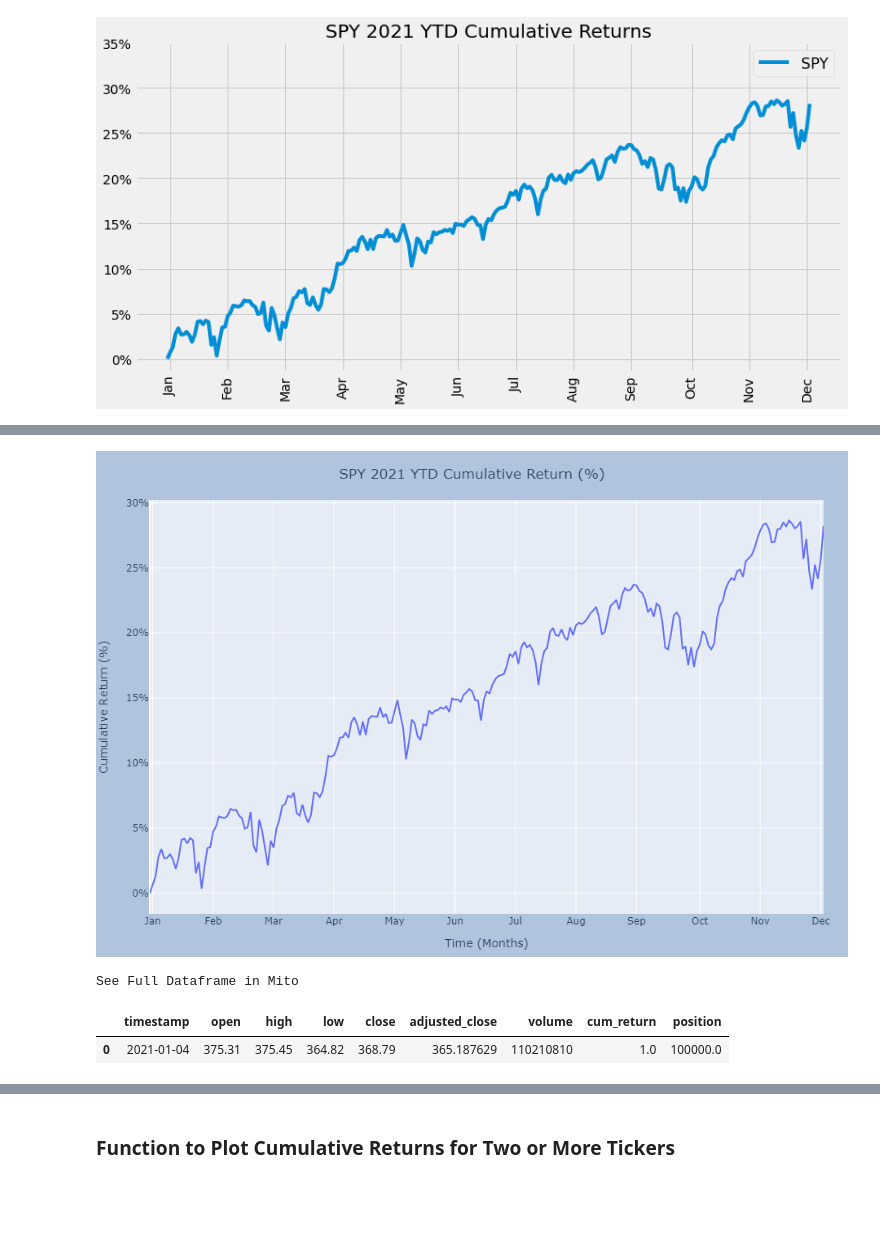
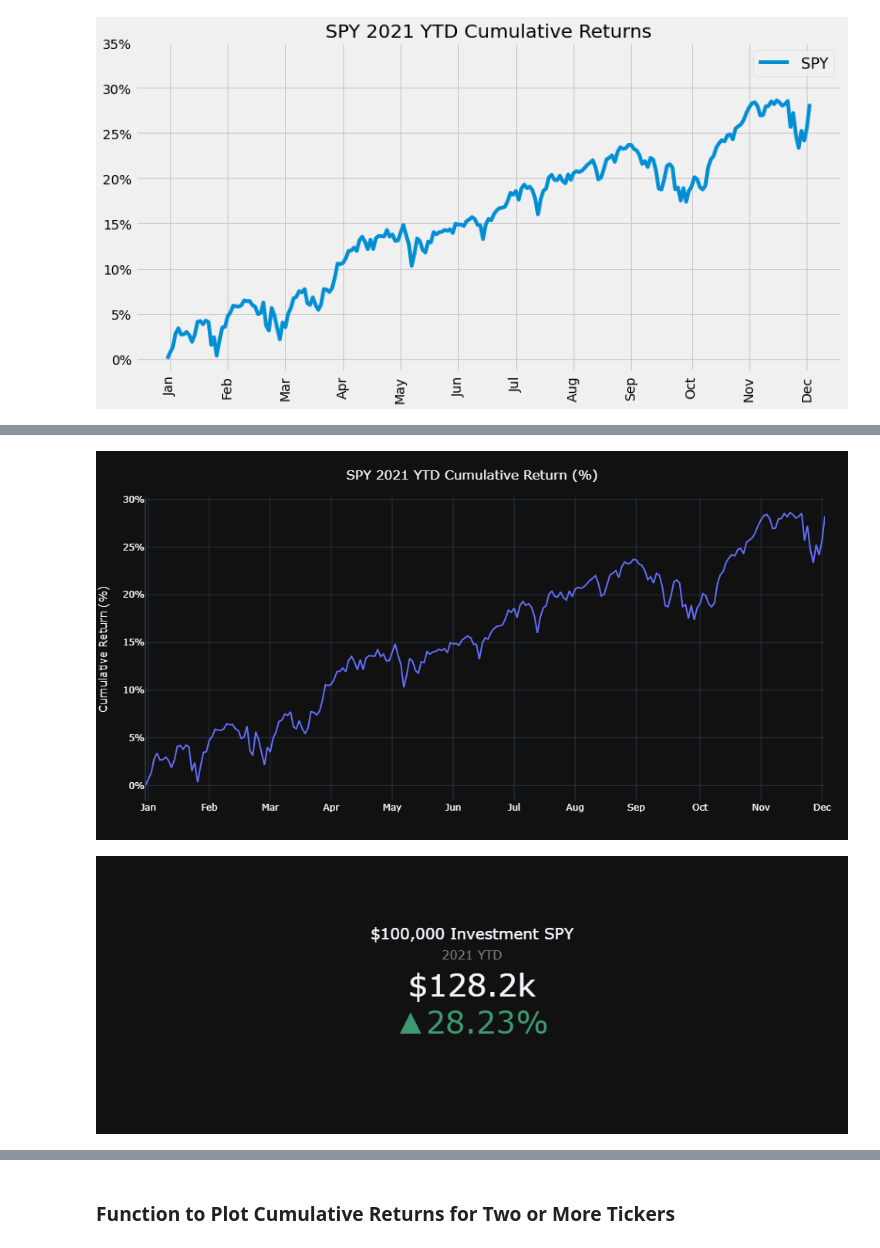
Before and after one commit to brianfrubin/etf-analysis, a Jupyter notebook: Visualize_Performance.ipynb, the cells around one changed output, grey strips where cells are left out. Drawn from its saved outputs; the diff is of its cells as text; code cells hidden in the pictures; blank space fills up the shorter version.

Commit message:
finalizing spy chart

```diff
--- a/Visualize_Performance.ipynb
+++ b/Visualize_Performance.ipynb
@@ -115,48 +118,65 @@ See Full Dataframe in Mito
 # %%
+start_date = '2021-01-01'
+end_date = '2021-11-01'
 import plotly.express as px
 import plotly.graph_objects as go
 ticker = 'SPY'
 df = sp_500_rets_df
-fig = px.line(df, x=sp_500_rets_df.index, y='cum_return',
-              labels={
-                     "index": "Time (Months)",
-                     "cum_return": "Cumulative Return (%)"})
+fig = px.line(
+    df, x=sp_500_rets_df.index, y='cum_return',
+    labels={
+        'index': "", 'cum_return': 'Cumulative Return (%)'})
 
 fig.update_layout(
-        title={'text': f"{ticker} 2021 YTD Cumulative Return (%)", 'y':0.965, 'x':0.5,
-               'xanchor': 'center', 'yanchor': 'top'},
-        xaxis = dict(
+    title={
+        'text': f'{ticker} 2021 YTD Cumulative Return (%)', 'y':0.95, 'x':0.5,
+        'xanchor': 'center', 'yanchor': 'top'},
+    xaxis = dict(
         tickmode = 'array',
-        tickvals = [1,22,43,64,85,106,127,
-                 148,169,191,212,233],
+        tickvals = [1,22,43,64,85,106,127, 148,169,191,212,233],
         ticktext = ['Jan','Feb','Mar','Apr','May','Jun',
-               'Jul','Aug','Sep','Oct','Nov','Dec']),
-
-        yaxis = dict(
+                    'Jul','Aug','Sep','Oct','Nov','Dec']),
+    yaxis = dict(
         tickmode = 'array',
         tickvals = [1, 1.05, 1.10, 1.15, 1.20, 1.25, 1.3, 1.35],
-        ticktext = ['0%', '5%', '10%', '15%', '20%', '25%', '30%', '35%'])
-        )
+        ticktext = ['0%', '5%', '10%', '15%', '20%', '25%', '30%', '35%']))
 
-fig.update_layout(height=600, width=1000,
-                  showlegend=False,
-                  xaxis_rangeslider_visible=False
-                 )
+fig.update_layout(
+    height=500, width=800, showlegend=False,
+    xaxis_rangeslider_visible=False)
 
 fig.update_layout(margin=go.layout.Margin(
-        l=30, #left margin
-        r=30, #right margin
-        b=30, #bottom margin
-        t=60),  #top margin
-        paper_bgcolor="LightSteelBlue")
+    l=30,r=30, b=10, t=60),
+    paper_bgcolor=None, template='plotly_dark')
+
 fig.show()
 # %% [output]
-[figure, old version]
+[figure, new version]
-# %%
-sp_500_rets_df.head(1)
-# %% [output]
-See Full Dataframe in Mito
-|  | timestamp | open | high | low | close | adjusted_close | volume | cum_return | position |
-| 0 | 2021-01-04 | 375.31 | 375.45 | 364.82 | 368.79 | 365.187629 | 110210810 | 1.0 | 100000.0 |
+# %%
+fig = go.Figure()
+
+fig.add_trace(go.Indicator(
+    align = 'center', mode = "number+delta", value = 128_229,
+    title = {
+        "text": "$100,000 Investment SPY<br><span style='font-size:0.8em;color:gray'>2021 YTD</span><br><span style='font-size:0.8em;color:gray'>",
+        'font':{
+        'size':20}},
+    delta = {
+        'reference': 100_000, 'relative': True, 'valueformat':'.2%',
+        'font':{
+        'size':40}},
+    number = {
+        'prefix': "$",
+        'font':{
+        'size':40}},
+    domain = {
+        'x': [0, 0], 'y': [0, 0]}))
+
+fig.update_layout(
+    paper_bgcolor=None, height=300, width=300, template='plotly_dark')
+
+fig.show()
+# %% [output]
+[figure, added]
 # %%
 from plotly.subplots import make_subplots
```
Also changed, not shown: parts of 18 cells of this notebook.
